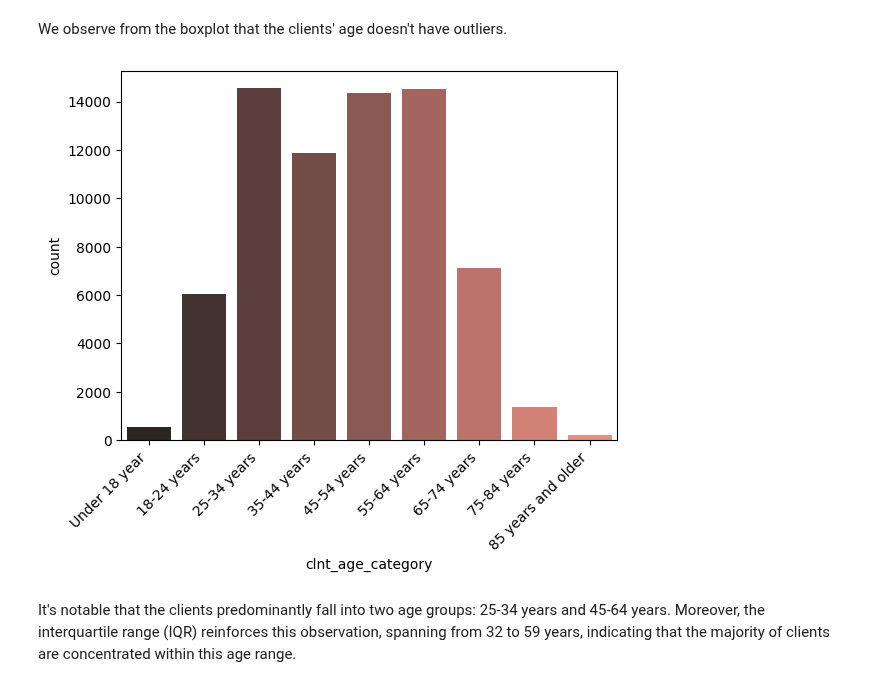
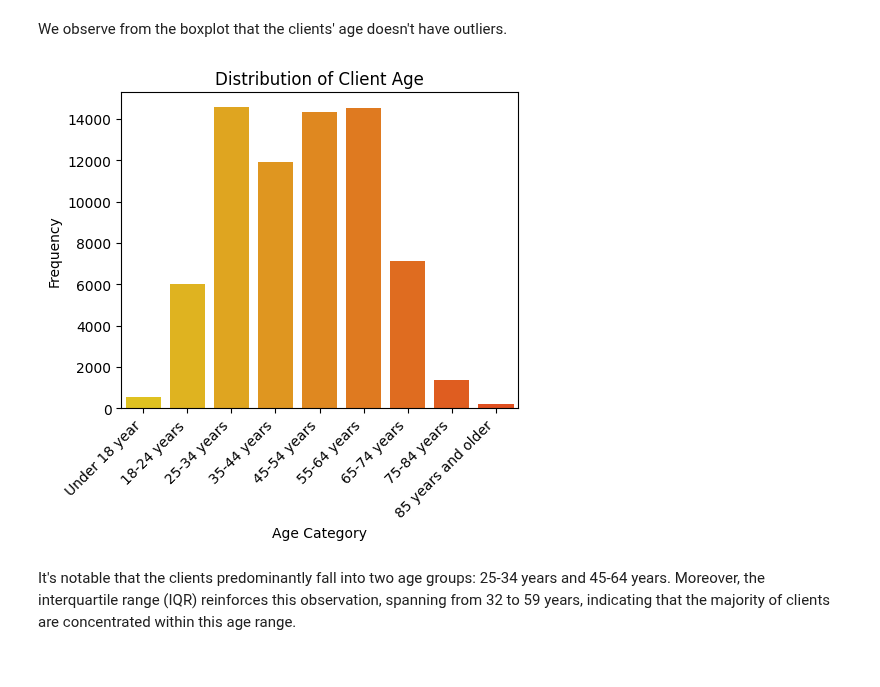
Before and after one commit to dimitsagk/AB_Testing_Analysis, a Jupyter notebook: notebooks/Project_2_02Cleaning+EDA.ipynb, the cells around one changed output. Drawn from its saved outputs; the diff is of its cells as text; code cells hidden in the pictures.

```diff
--- a/notebooks/Project_2_02Cleaning+EDA.ipynb
+++ b/notebooks/Project_2_02Cleaning+EDA.ipynb
@@ -58,18 +58,46 @@ We observe from the boxplot that the clients' age doesn't have outliers.
 # %%
 # I want to check the above with some age brackets
 bins = [0, 18.0, 25.0, 35.0, 45.0, 55.0, 65.0 , 75.0, 85.0, df_clients['clnt_age'].max()]
 labels = ['Under 18 year', '18-24 years', '25-34 years', '35-44 years', '45-54 years',
           '55-64 years', '65-74 years', '75-84 years', '85 years and older']
 
 df_clients['clnt_age_category'] = pd.cut(df_clients['clnt_age'], bins=bins, labels=labels, include_lowest=True)
 
 
 # Making a countplot
-sns.countplot(data=df_clients, x='clnt_age_category', palette='dark:salmon', hue='clnt_age_category', legend=False)
+
+
+# Generate a custom palette with 9 colors between the darkest and lightest colors
+custom_palette = [
+    '#FFD700',  # Main color
+    '#FFC400',  # Lighter shade of yellow
+    '#FFB100',  # Lighter shade of orange
+    '#FF9E00',  # Lighter shade of orange
+    '#FF8B00',  # Lighter shade of orange
+    '#FF7800',  # Lighter shade of orange
+    '#FF6500',  # Lighter shade of orange
+    '#FF5200',  # Lighter shade of orange
+    '#FF3F00',  # Lighter shade of orange
+    '#FF2C00'   # Lighter shade of orange
+]
+
+plt.figure(figsize=(5, 5))
+sns.countplot(data=df_clients, x='clnt_age_category', palette=custom_palette, hue='clnt_age_category', legend=False)
 plt.xticks(rotation=45, ha='right')
+
+# Add labels and title
+plt.xlabel('Age Category')
+plt.ylabel('Frequency')
+plt.title('Distribution of Client Age')
+
+# Save plot as PNG
+plt.tight_layout()
+plt.savefig('client_age_category.png')
+
+# Show plot
 plt.show()
 # %% [output]
-[figure, old version]
+[figure, new version]
 # %% [markdown]
 It's notable that the clients predominantly fall into two age groups: 25-34 years and 45-64 years. Moreover, the interquartile range (IQR) reinforces this observation, spanning from 32 to 59 years, indicating that the majority of clients are concentrated within this age range.
 # %% [markdown]
```
Also changed, not shown: parts of 15 cells of this notebook.
